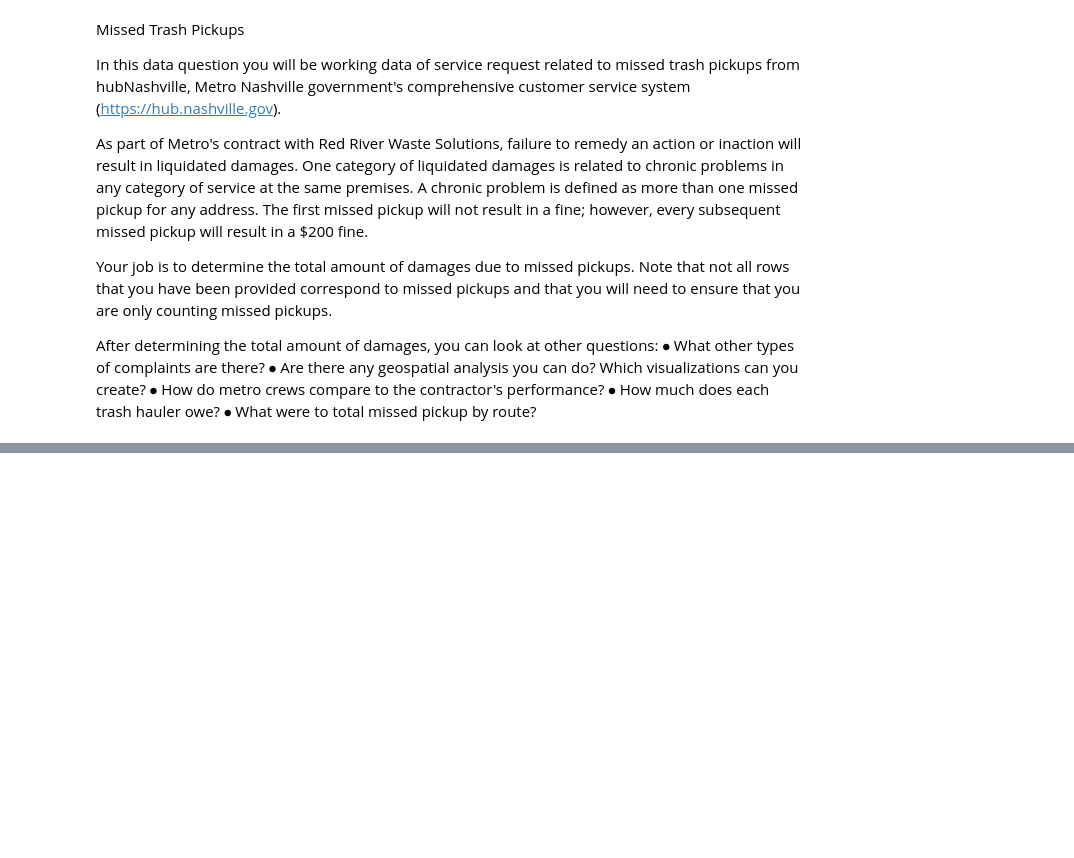
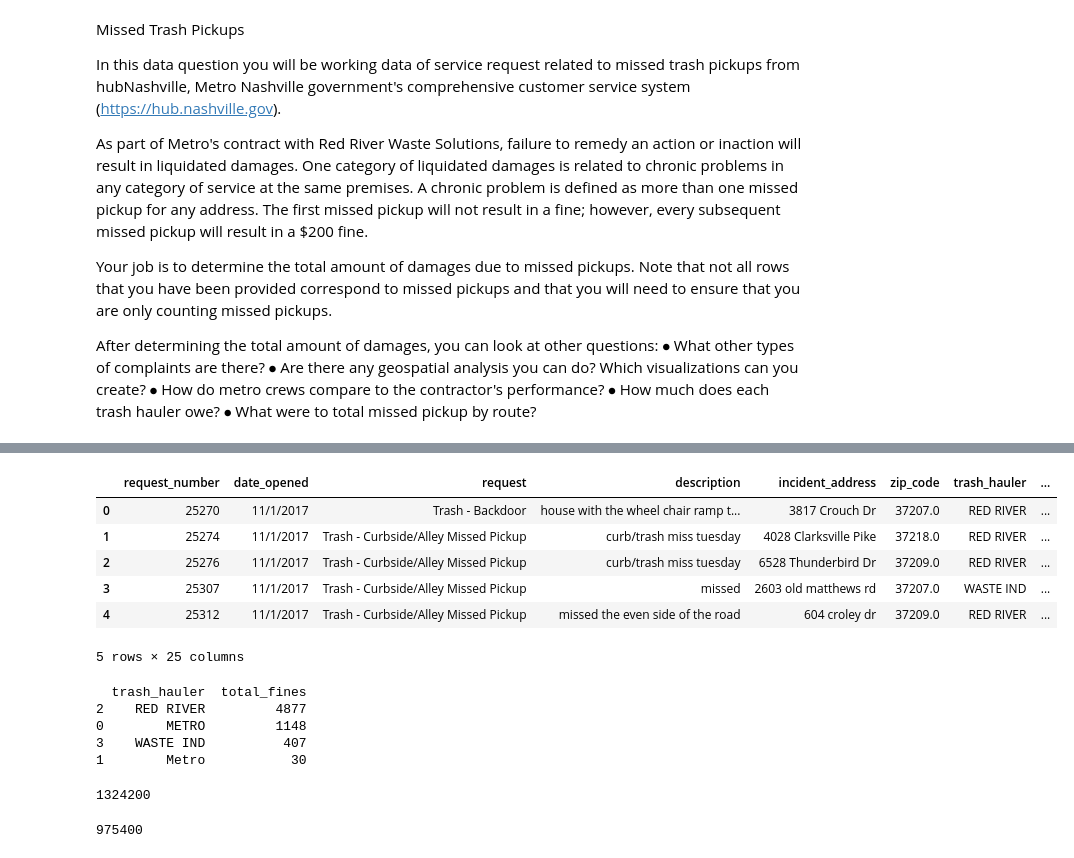
Before and after one commit to NSS-Data-Analytics-Cohort-16/da16-trashpickups-DSVaughan266, a Jupyter notebook: notebooks/trashpickups.ipynb, the cells around one changed output, grey strips where cells are left out. Cells and saved outputs as stored; diff of their text form; code cells hidden in the pictures; blank space fills up the shorter version.

```diff
--- a/notebooks/trashpickups.ipynb
+++ b/notebooks/trashpickups.ipynb
@@ -86,0 +481,10 @@ print(unique_requests)
+# %%
+# Pair the address with the count of complaints.
+
+address_counts = (
+    df_trash
+    .groupby("address_clean")
+    .size()
+    .reset_index(name="complaint_count")
+)
+print(address_counts)
@@ -86,0 +506,6 @@ print(unique_requests)
+# %%
+# Subtract 1 from the per address counts to find the number of fines per address.
+
+address_counts["fines"] = address_counts["complaint_count"] - 1
+address_counts["fines"] = address_counts["fines"].clip(lower=0)
+print(address_counts)
@@ -86,0 +527,58 @@ print(unique_requests)
+# %%
+df_trash = df_trash.merge(
+    address_counts[["address_clean", "fines"]],
+    on="address_clean",
+    how="left"
+)
+df_trash.head()
+# %% [output]
+|  | request_number | date_opened | request | description | incident_address | zip_code | trash_hauler | ... |
+| 0 | 25270 | 11/1/2017 | Trash - Backdoor | house with the wheel chair ramp t... | 3817 Crouch Dr | 37207.0 | RED RIVER | ... |
+| 1 | 25274 | 11/1/2017 | Trash - Curbside/Alley Missed Pickup | curb/trash miss tuesday | 4028 Clarksville Pike | 37218.0 | RED RIVER | ... |
+| 2 | 25276 | 11/1/2017 | Trash - Curbside/Alley Missed Pickup | curb/trash miss tuesday | 6528 Thunderbird Dr | 37209.0 | RED RIVER | ... |
+| 3 | 25307 | 11/1/2017 | Trash - Curbside/Alley Missed Pickup | missed | 2603 old matthews rd | 37207.0 | WASTE IND | ... |
+| 4 | 25312 | 11/1/2017 | Trash - Curbside/Alley Missed Pickup | missed the even side of the road | 604 croley dr | 37209.0 | RED RIVER | ... |
+5 rows × 25 columns
+# %%
+# Calculate the number of fines for each trash hauler.
+
+hauler_fines = (
+    df_trash
+    .drop_duplicates("address_clean")
+    .groupby("trash_hauler")["fines"]
+    .sum()
+    .reset_index(name="total_fines")
+    .sort_values("total_fines", ascending=False)
+)
+print(hauler_fines)
+# %% [output]
+  trash_hauler  total_fines
+2    RED RIVER         4877
+0        METRO         1148
+3    WASTE IND          407
+1        Metro           30
+# %%
+# Calculate the total fine amount for each hauler.
+
+df_trash["fine_amount"] = df_trash["fines"] * 200
+total_fine_amount = (
+    df_trash
+    .drop_duplicates("address_clean")
+    ["fine_amount"]
+    .sum()
+)
+print(total_fine_amount)
+# %% [output]
+1324200
+# %%
+# Find Red River's fines.
+
+red_river_total_fines = (
+    df_trash
+    .drop_duplicates("address_clean")
+    .loc[df_trash["trash_hauler"].str.contains("red river", case=False, na=False), "fine_amount"]
+    .sum()
+)
+print(red_river_total_fines)
+# %% [output]
+975400
```
Also changed, not shown: parts of 49 cells of this notebook.
